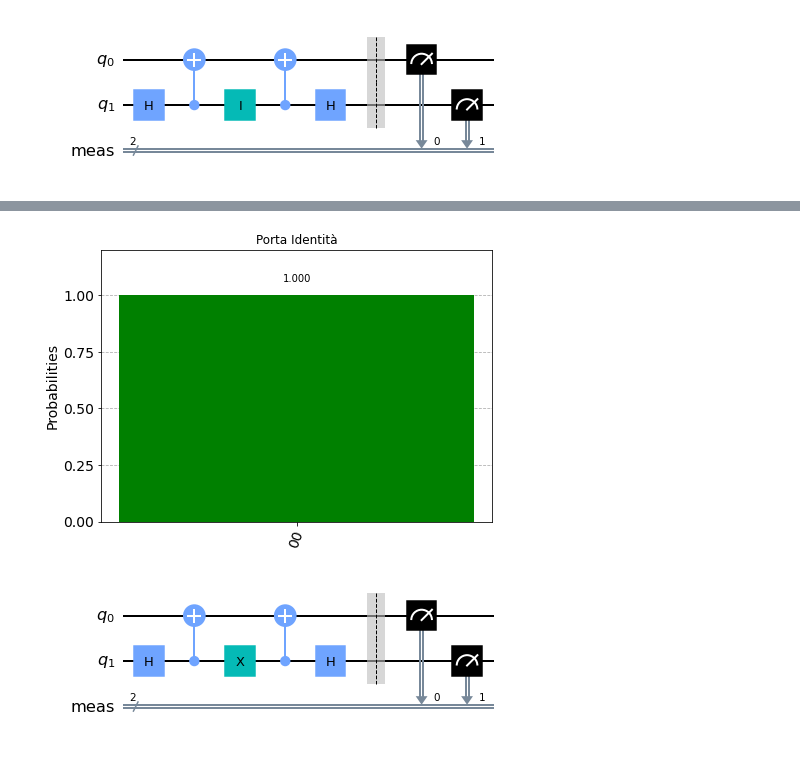
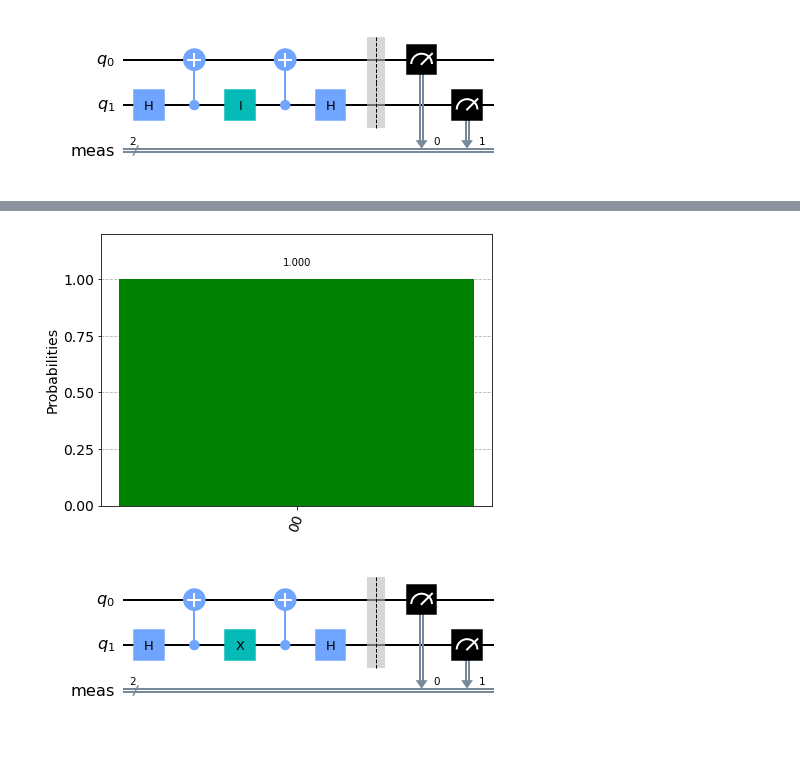
Before and after one commit to rvale00/fcqLab, a Jupyter notebook: superdensecode.ipynb, the cells around one changed output, grey strips where cells are left out. Drawn from its saved outputs; the diff is of its cells as text; code cells hidden in the pictures.

```diff
--- a/superdensecode.ipynb
+++ b/superdensecode.ipynb
@@ -71,9 +71,9 @@ Job Status: job has successfully run
 [figure]
 # %%
 device_result = misurazioniSim(sdc)
-plot_histogram(device_result, color='green', title="Porta Identità")
+plot_histogram(device_result, color='green')
 # %% [output]
-[figure, old version]
+[figure, new version]
 # %%
 #Alice vuole mandare i bit 01 a Bob
 sdc = createEntangled()
```
Also changed, not shown: parts of 7 cells of this notebook, 1 other file.
